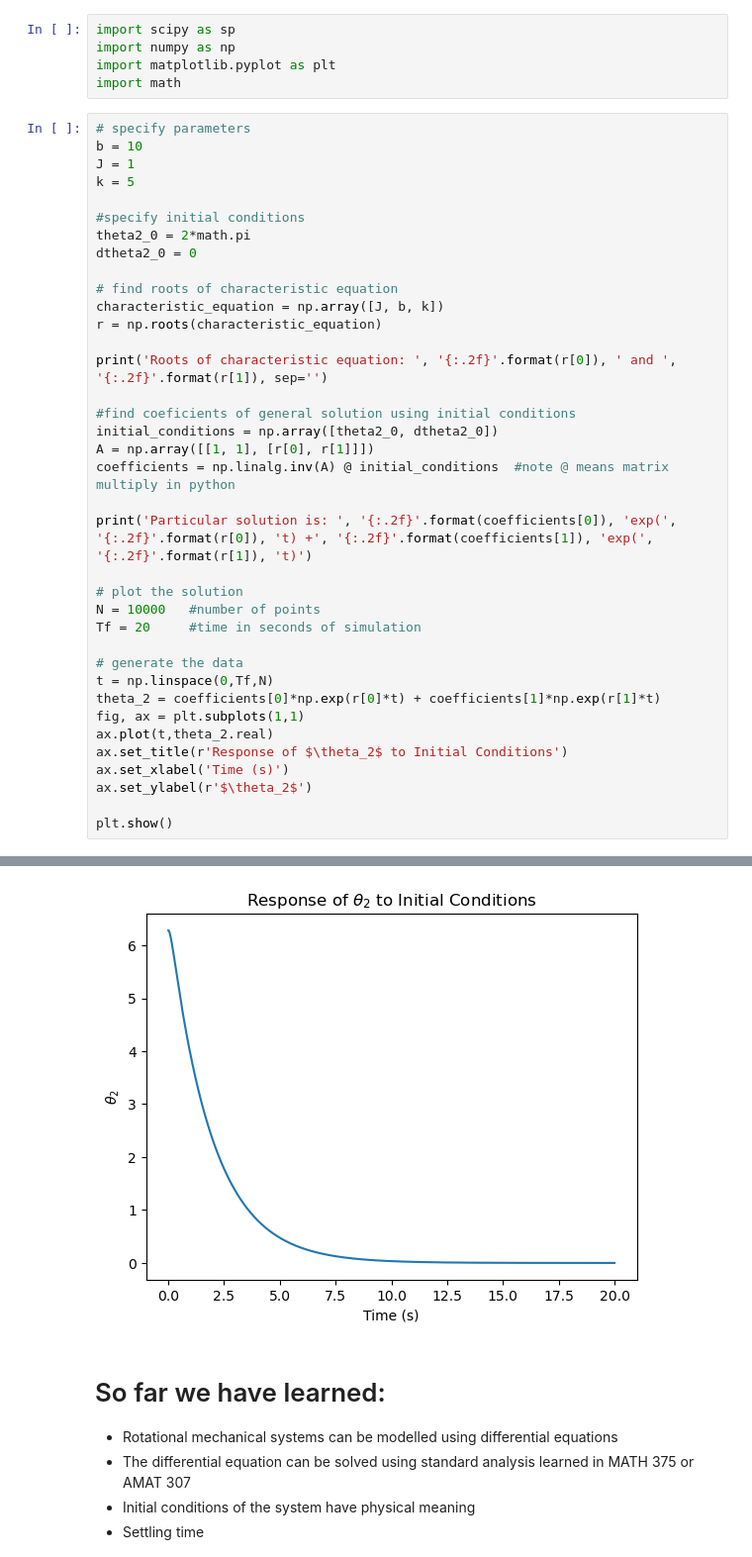
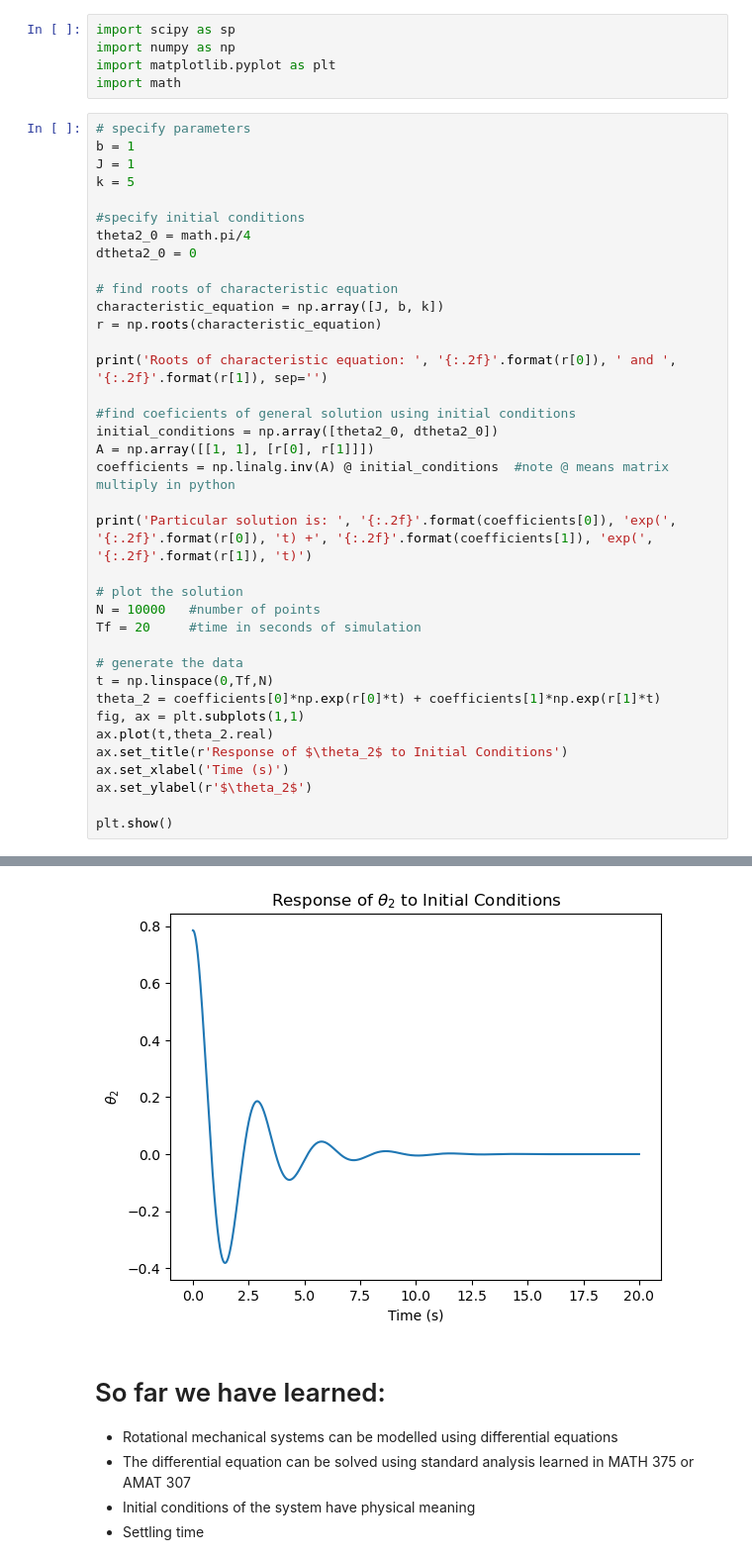
Before and after one commit to arneUofC/ENEL684unit1, a Jupyter notebook: Unit 1 - Modelling and Simulation in Time Domain.ipynb, the cells around one changed output, grey strips where cells are left out. Shown: that part at 99% size. Saved outputs shown, nothing was run; the diff lists cells and outputs as text.

```diff
--- a/Unit 1 - Modelling and Simulation in Time Domain.ipynb
+++ b/Unit 1 - Modelling and Simulation in Time Domain.ipynb
@@ -276,12 +276,12 @@ import matplotlib.pyplot as plt
 import math
 # %%
 # specify parameters
-b = 10
+b = 1
 J = 1
 k = 5
 
 #specify initial conditions
-theta2_0 = 2*math.pi
+theta2_0 = math.pi/4
 dtheta2_0 = 0
 
 # find roots of characteristic equation
@@ -317,4 +317,4 @@ Particular solution is:  -0.37 exp( -9.47 t) + 6.65 exp( -0.53 t)
-[figure, old version]
+[figure, new version]
 # %% [markdown]
 # So far we have learned:
 - Rotational mechanical systems can be modelled using differential equations
```
Also changed, not shown: parts of 1 cell of this notebook, 3 other files.
